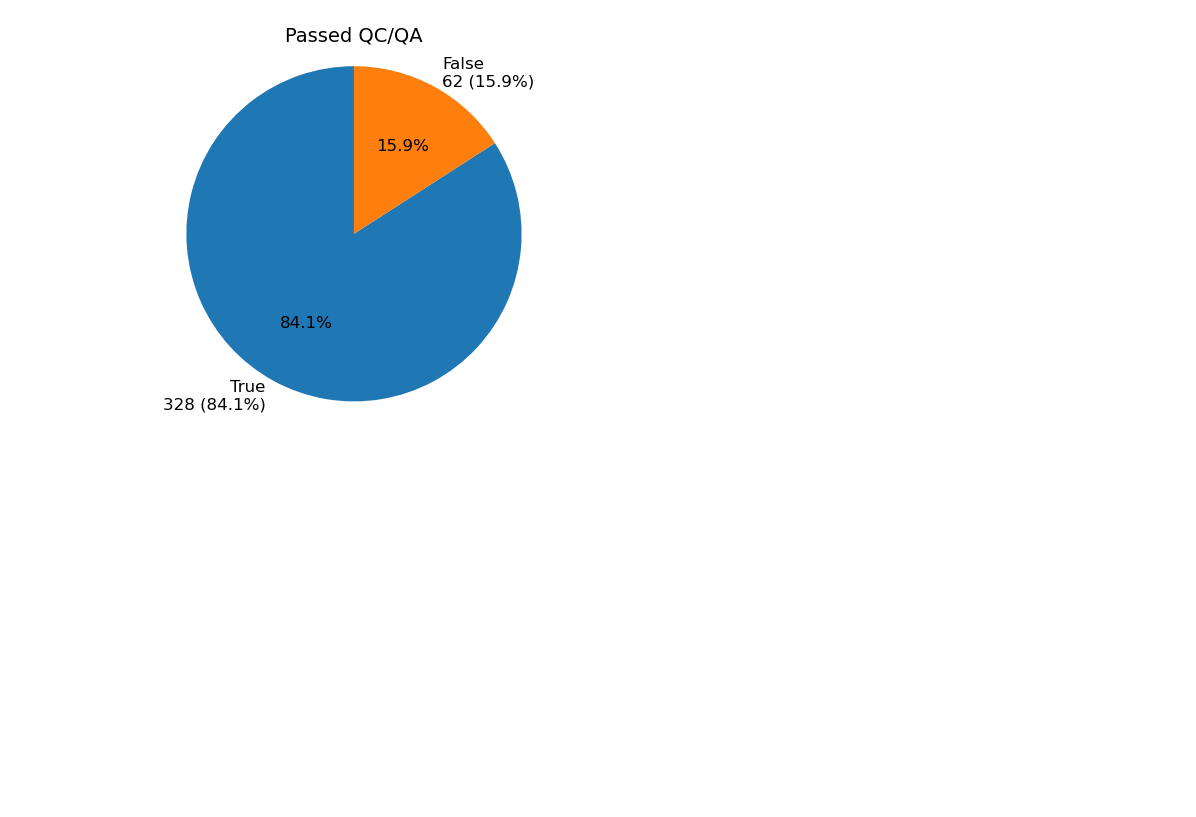
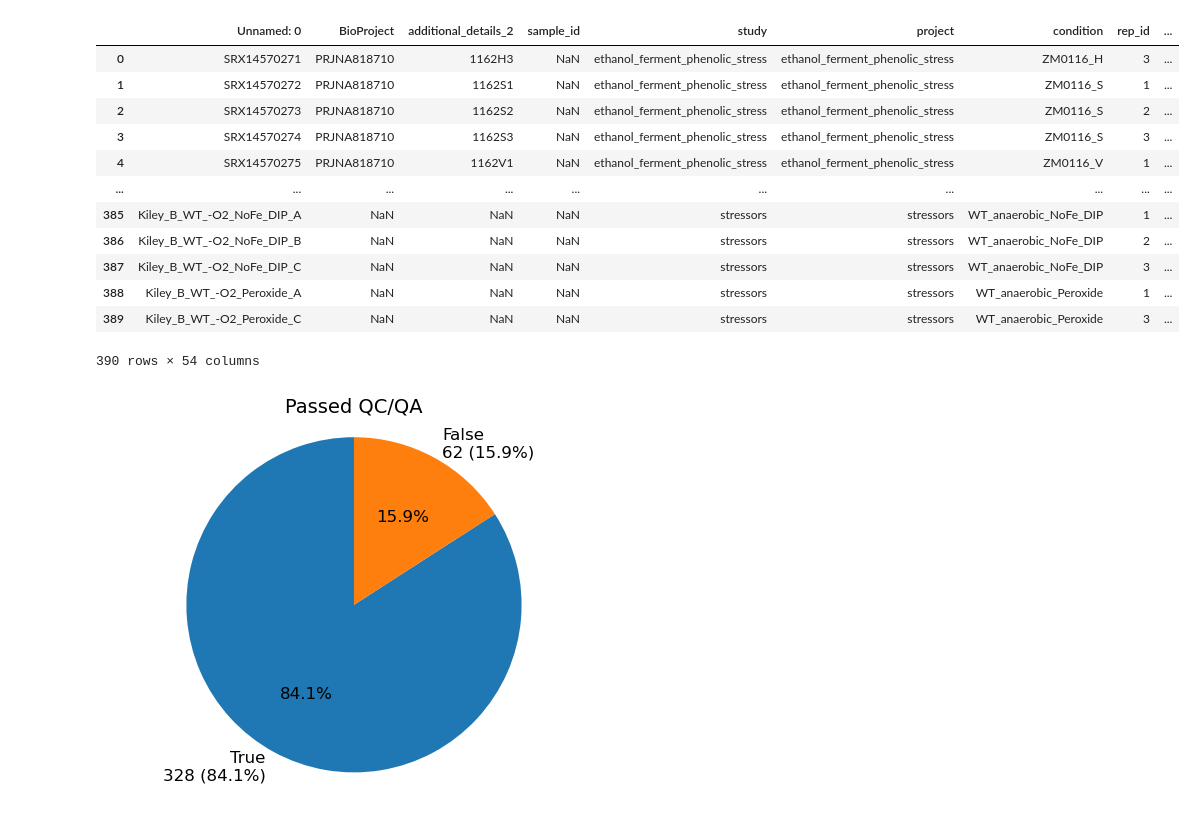
Before and after one commit to cristalzucsd/iModulonMiner, a Jupyter notebook: 6_plotting/1_overall_summary.ipynb, the cells around one changed output. Cells and saved outputs as stored; diff of their text form; code cells hidden in the pictures; blank space fills up the shorter version.

```diff
--- a/6_plotting/1_overall_summary.ipynb
+++ b/6_plotting/1_overall_summary.ipynb
@@ -17,6 +17,22 @@ interim_dir = path.join('..','data','interim')
 ica_data = load_json_model(path.join(interim_dir,'zmo_raw.json.gz'))
 
 QC_stats_df = pd.read_csv('../data/interim/metadata_qc_part2_all.tsv', delimiter = '\t')
+# %%
+QC_stats_df
+# %% [output]
+|  | Unnamed: 0 | BioProject | additional_details_2 | sample_id | study | project | condition | rep_id | ... |
+| 0 | SRX14570271 | PRJNA818710 | 1162H3 | NaN | ethanol_ferment_phenolic_stress | ethanol_ferment_phenolic_stress | ZM0116_H | 3 | ... |
+| 1 | SRX14570272 | PRJNA818710 | 1162S1 | NaN | ethanol_ferment_phenolic_stress | ethanol_ferment_phenolic_stress | ZM0116_S | 1 | ... |
+| 2 | SRX14570273 | PRJNA818710 | 1162S2 | NaN | ethanol_ferment_phenolic_stress | ethanol_ferment_phenolic_stress | ZM0116_S | 2 | ... |
+| 3 | SRX14570274 | PRJNA818710 | 1162S3 | NaN | ethanol_ferment_phenolic_stress | ethanol_ferment_phenolic_stress | ZM0116_S | 3 | ... |
+| 4 | SRX14570275 | PRJNA818710 | 1162V1 | NaN | ethanol_ferment_phenolic_stress | ethanol_ferment_phenolic_stress | ZM0116_V | 1 | ... |
+| ... | ... | ... | ... | ... | ... | ... | ... | ... | ... |
+| 385 | Kiley_B_WT_-O2_NoFe_DIP_A | NaN | NaN | NaN | stressors | stressors | WT_anaerobic_NoFe_DIP | 1 | ... |
+| 386 | Kiley_B_WT_-O2_NoFe_DIP_B | NaN | NaN | NaN | stressors | stressors | WT_anaerobic_NoFe_DIP | 2 | ... |
+| 387 | Kiley_B_WT_-O2_NoFe_DIP_C | NaN | NaN | NaN | stressors | stressors | WT_anaerobic_NoFe_DIP | 3 | ... |
+| 388 | Kiley_B_WT_-O2_Peroxide_A | NaN | NaN | NaN | stressors | stressors | WT_anaerobic_Peroxide | 1 | ... |
+| 389 | Kiley_B_WT_-O2_Peroxide_C | NaN | NaN | NaN | stressors | stressors | WT_anaerobic_Peroxide | 3 | ... |
+390 rows × 54 columns
 # %%
 # let's create some summary tables, first pie chart of QC pass/fail
 data = dict(QC_stats_df.passed_curation.value_counts())
```
Also changed, not shown: parts of 1 cell of this notebook, 13 other files.
